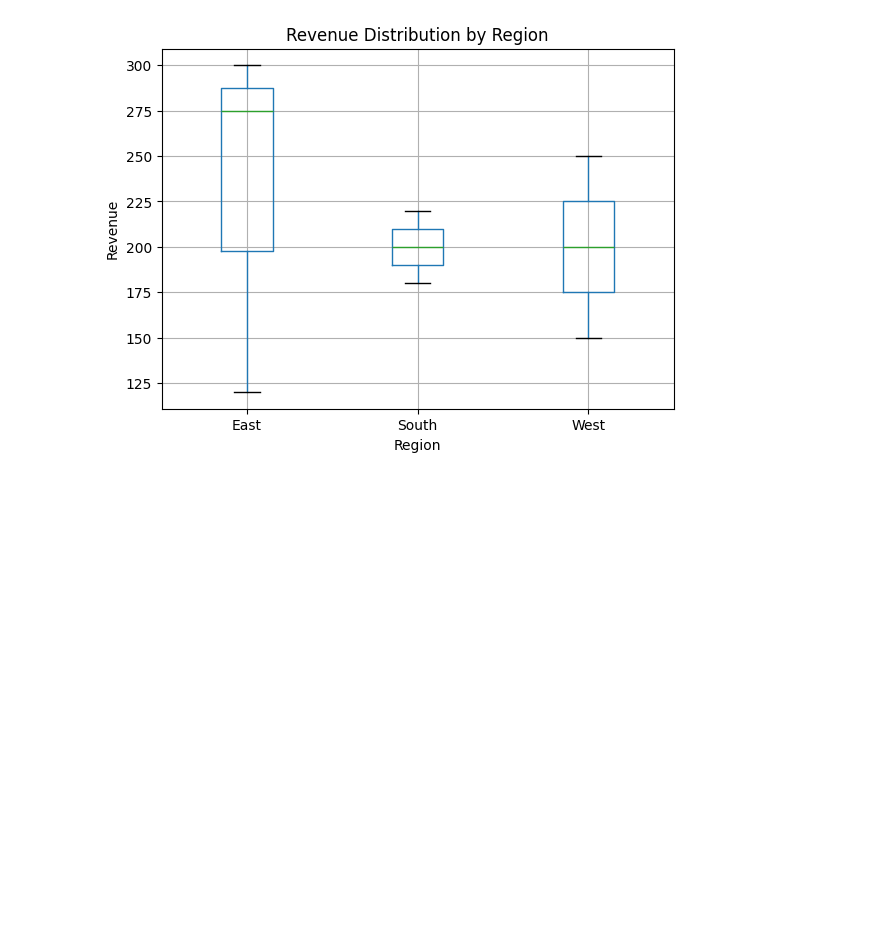
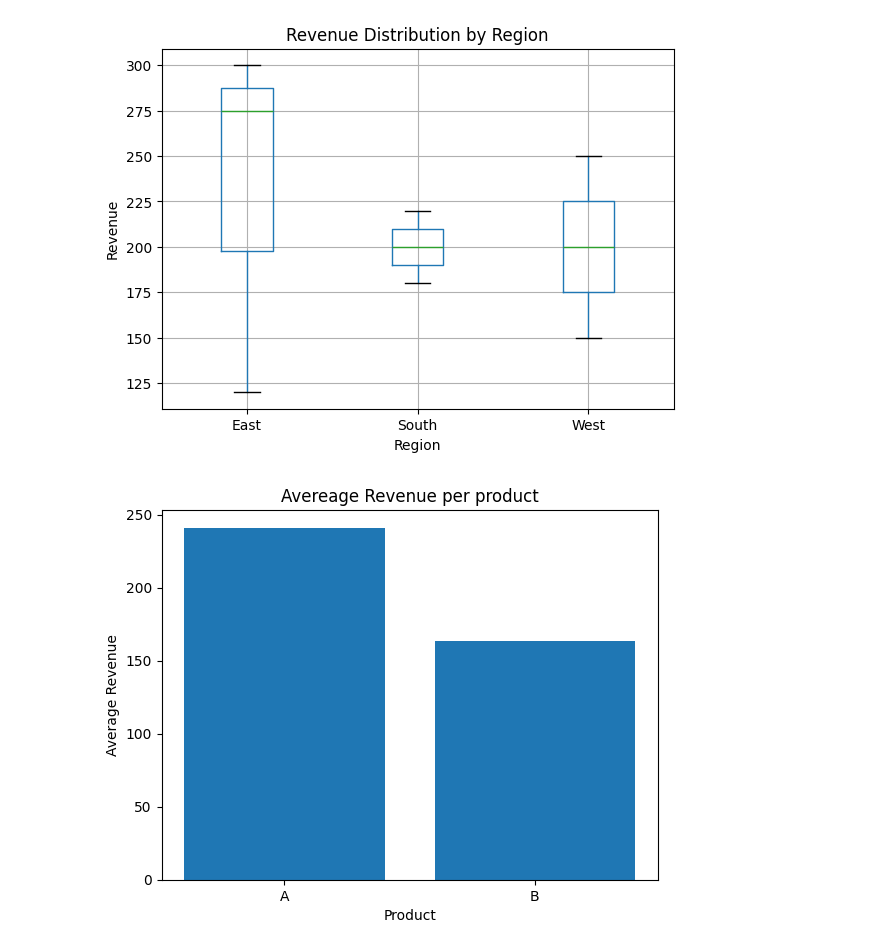
Before and after one commit to JoshPatNava/Visualizations, a Jupyter notebook: visuals.ipynb, the cells around one changed output. Drawn from its saved outputs; the diff is of its cells as text; code cells hidden in the pictures; blank space fills up the shorter version.

```diff
--- a/visuals.ipynb
+++ b/visuals.ipynb
@@ -97,3 +97,23 @@ plt.show()
 # %% [output]
 <Figure size 640x480 with 0 Axes>
 [figure]
+# %%
+# More practice
+
+# Create a Bar Chart that shows avg revenue by product
+
+avg_revenue_prod = (
+    data
+    .groupby("product")["revenue"]
+    .mean()
+    .reset_index()
+)
+
+plt.figure()
+plt.bar(avg_revenue_prod["product"], avg_revenue_prod["revenue"])
+plt.xlabel("Product")
+plt.ylabel("Average Revenue")
+plt.title("Average Revenue per product")
+plt.show()
+# %% [output]
+[figure, added]
```
Also changed, not shown: parts of 1 cell of this notebook.
